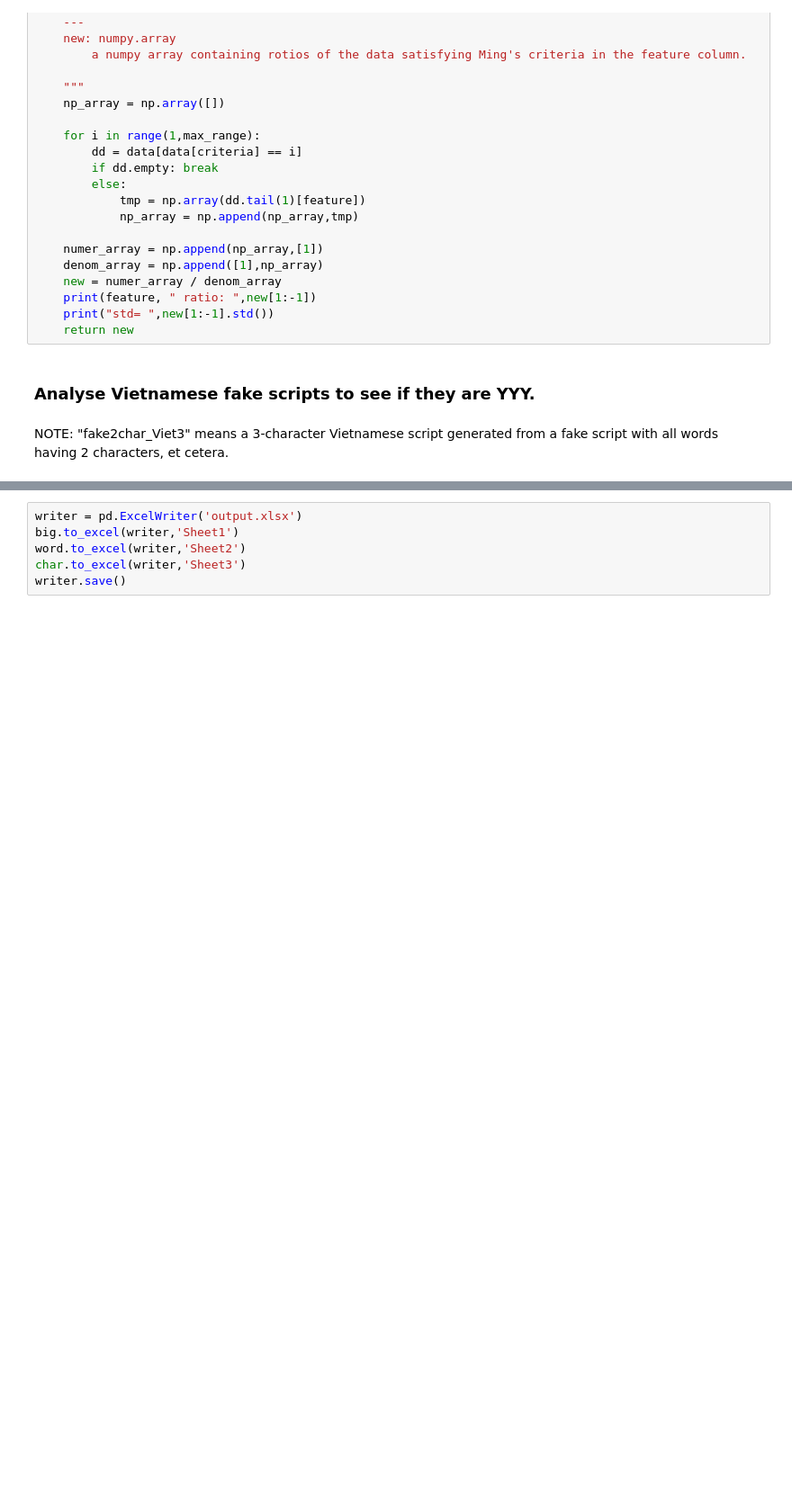
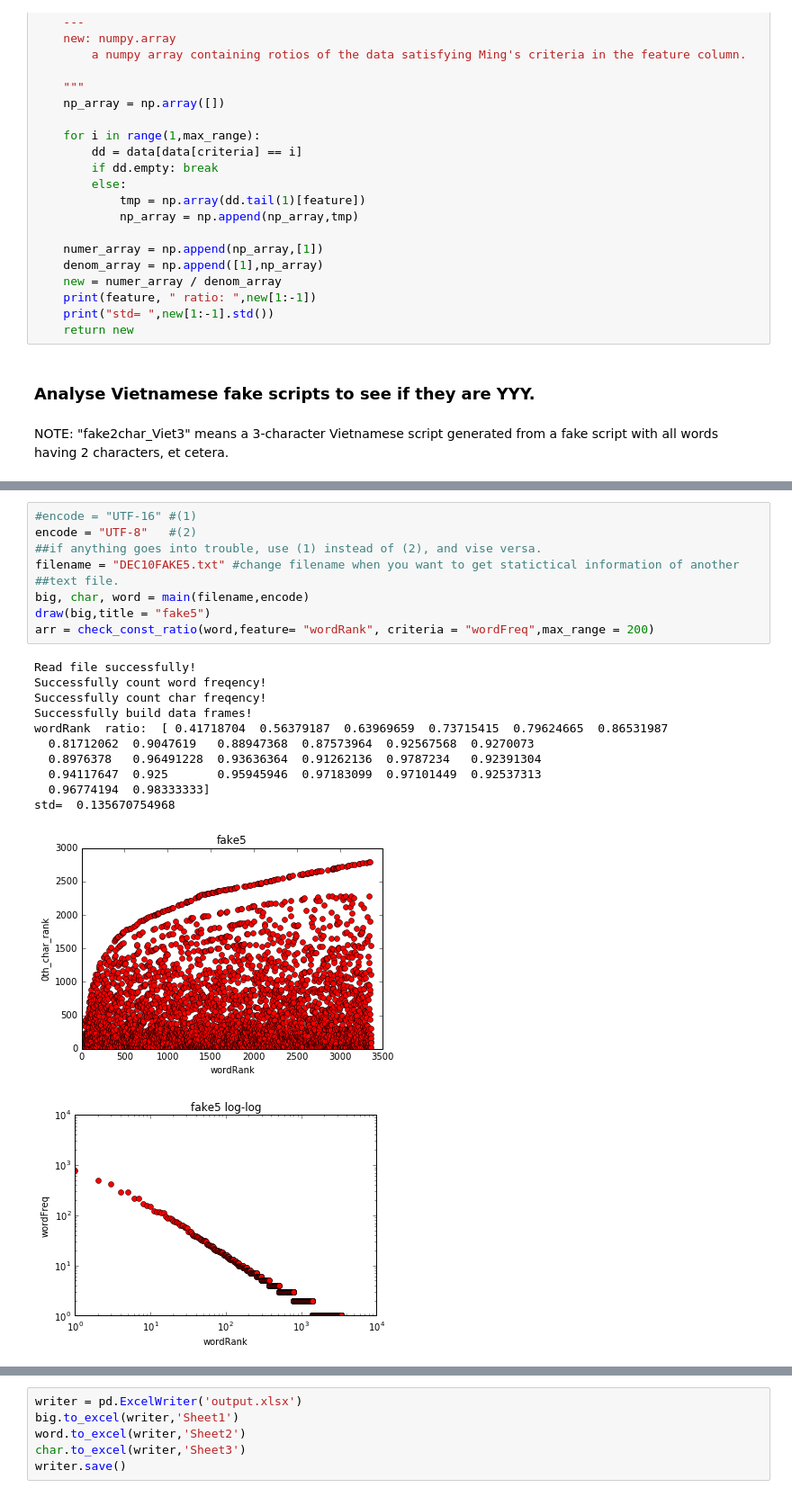
Before and after one commit to godofhoe/2016_Dec_10_fake_script_Vietnamese, a Jupyter notebook: crazy_fake_count_2016_Dec_10.ipynb, the cells around one changed output, grey strips where cells are left out. Shown at 90% size. Cells and saved outputs as stored; diff of their text form; blank space fills up the shorter version.

```diff
--- a/crazy_fake_count_2016_Dec_10.ipynb
+++ b/crazy_fake_count_2016_Dec_10.ipynb
@@ -259 +260,23 @@ print(big.to_string())
+# %%
+#encode = "UTF-16" #(1)
+encode = "UTF-8"   #(2)
+##if anything goes into trouble, use (1) instead of (2), and vise versa.
+filename = "DEC10FAKE5.txt" #change filename when you want to get statictical information of another
+##text file.
+big, char, word = main(filename,encode)
+draw(big,title = "fake5")
+arr = check_const_ratio(word,feature= "wordRank", criteria = "wordFreq",max_range = 200)
+# %% [output]
+Read file successfully!
+Successfully count word freqency!
+Successfully count char freqency!
+Successfully build data frames!
+wordRank  ratio:  [ 0.41718704  0.56379187  0.63969659  0.73715415  0.79624665  0.86531987
+  0.81712062  0.9047619   0.88947368  0.87573964  0.92567568  0.9270073
+  0.8976378   0.96491228  0.93636364  0.91262136  0.9787234   0.92391304
+  0.94117647  0.925       0.95945946  0.97183099  0.97101449  0.92537313
+  0.96774194  0.98333333]
+std=  0.135670754968
+[figure, added]
+[figure, added]
 # %%
```
Also changed, not shown: parts of 7 cells of this notebook, 3 other files.
